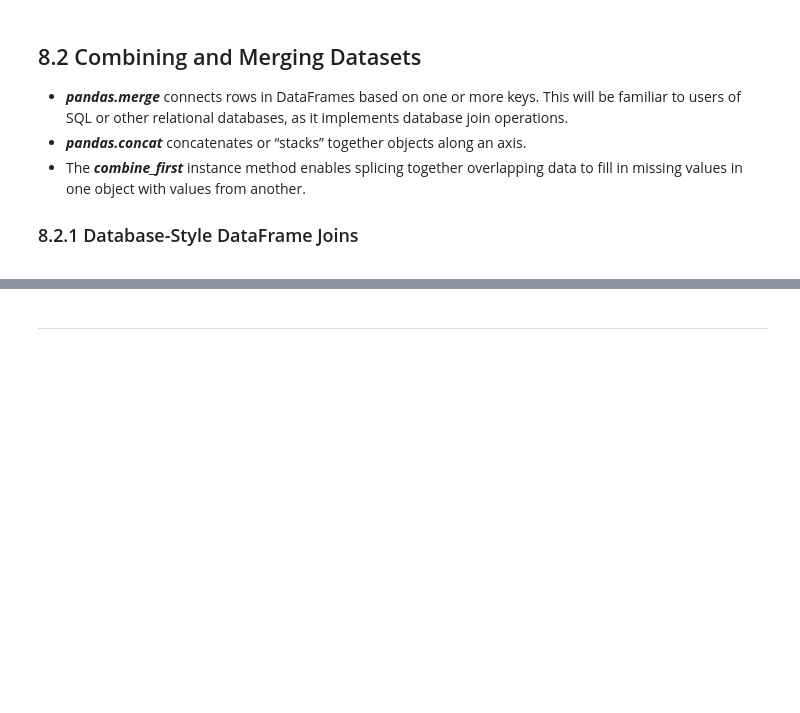
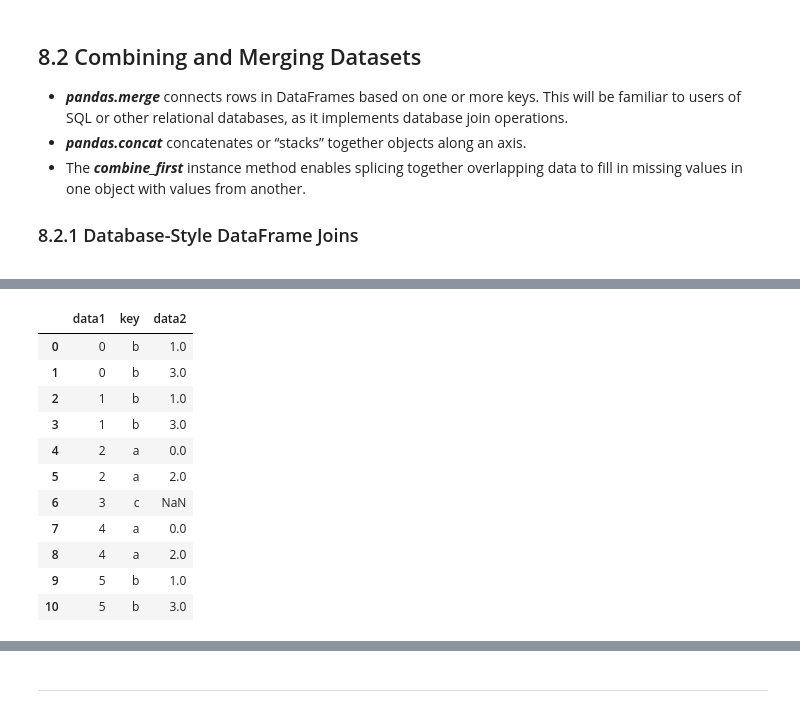
Before and after one commit to mikelhsia/Python, a Jupyter notebook: numpyPractice/pythonDataAnalysisChap8.ipynb, the cells around one changed output, grey strips where cells are left out. Saved outputs shown, nothing was run; the diff lists cells and outputs as text; code cells hidden in the pictures; blank space fills up the shorter version.

```diff
--- a/numpyPractice/pythonDataAnalysisChap8.ipynb
+++ b/numpyPractice/pythonDataAnalysisChap8.ipynb
@@ -276,0 +358,21 @@ frame2.reset_index()
+# %%
+# Many-to-many merges have well-defined, though not necessarily intuitive, behavior. Here’s an example:
+df1 = pd.DataFrame({'key': ['b', 'b', 'a', 'c', 'a', 'b'],
+                    'data1': range(6)})
+df2 = pd.DataFrame({'key': ['a', 'b', 'a', 'b', 'd'],
+                    'data2': range(5)})
+# %%
+pd.merge(df1, df2, on='key', how='left')
+# %% [output]
+|  | data1 | key | data2 |
+| 0 | 0 | b | 1.0 |
+| 1 | 0 | b | 3.0 |
+| 2 | 1 | b | 1.0 |
+| 3 | 1 | b | 3.0 |
+| 4 | 2 | a | 0.0 |
+| 5 | 2 | a | 2.0 |
+| 6 | 3 | c | NaN |
+| 7 | 4 | a | 0.0 |
+| 8 | 4 | a | 2.0 |
+| 9 | 5 | b | 1.0 |
+| 10 | 5 | b | 3.0 |
```
Also changed, not shown: parts of 29 cells of this notebook.
